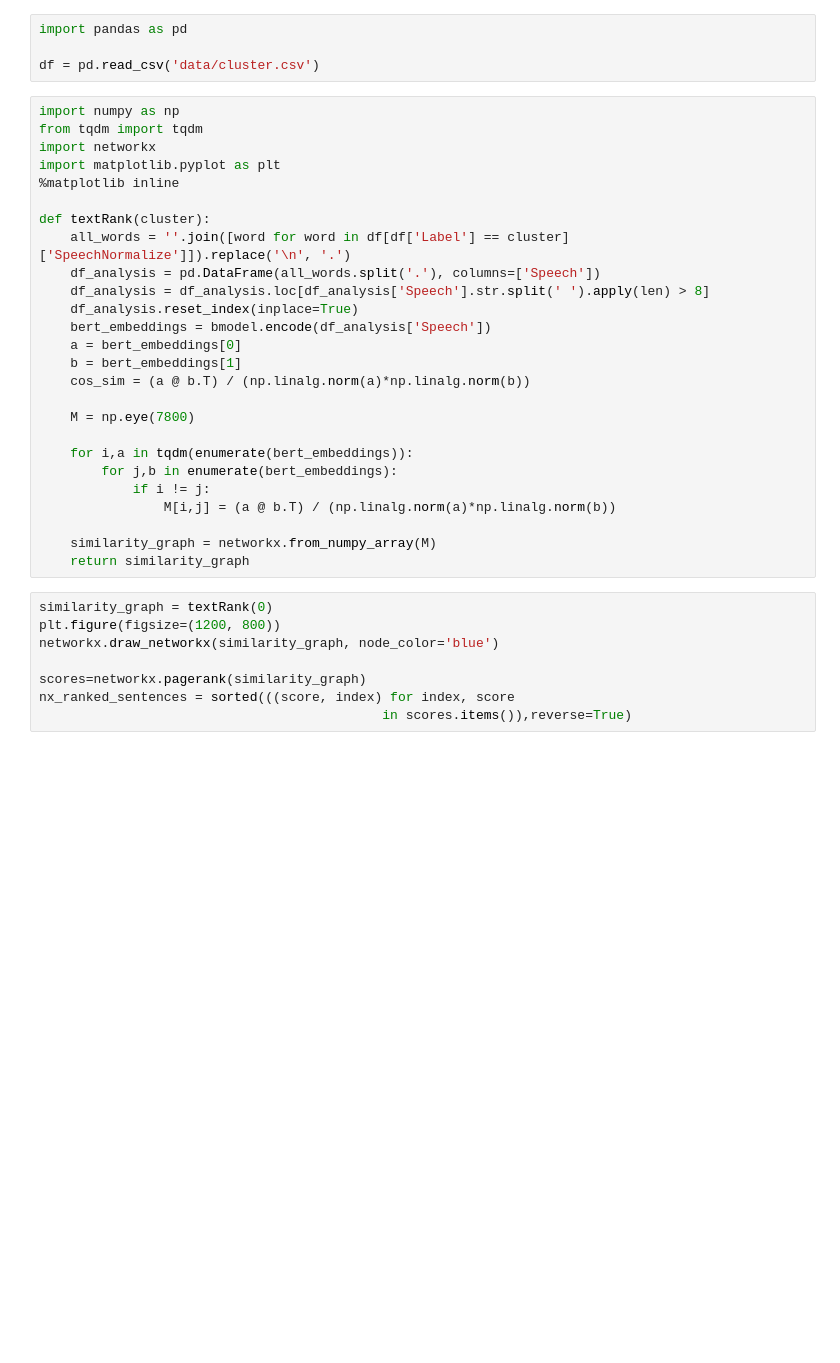
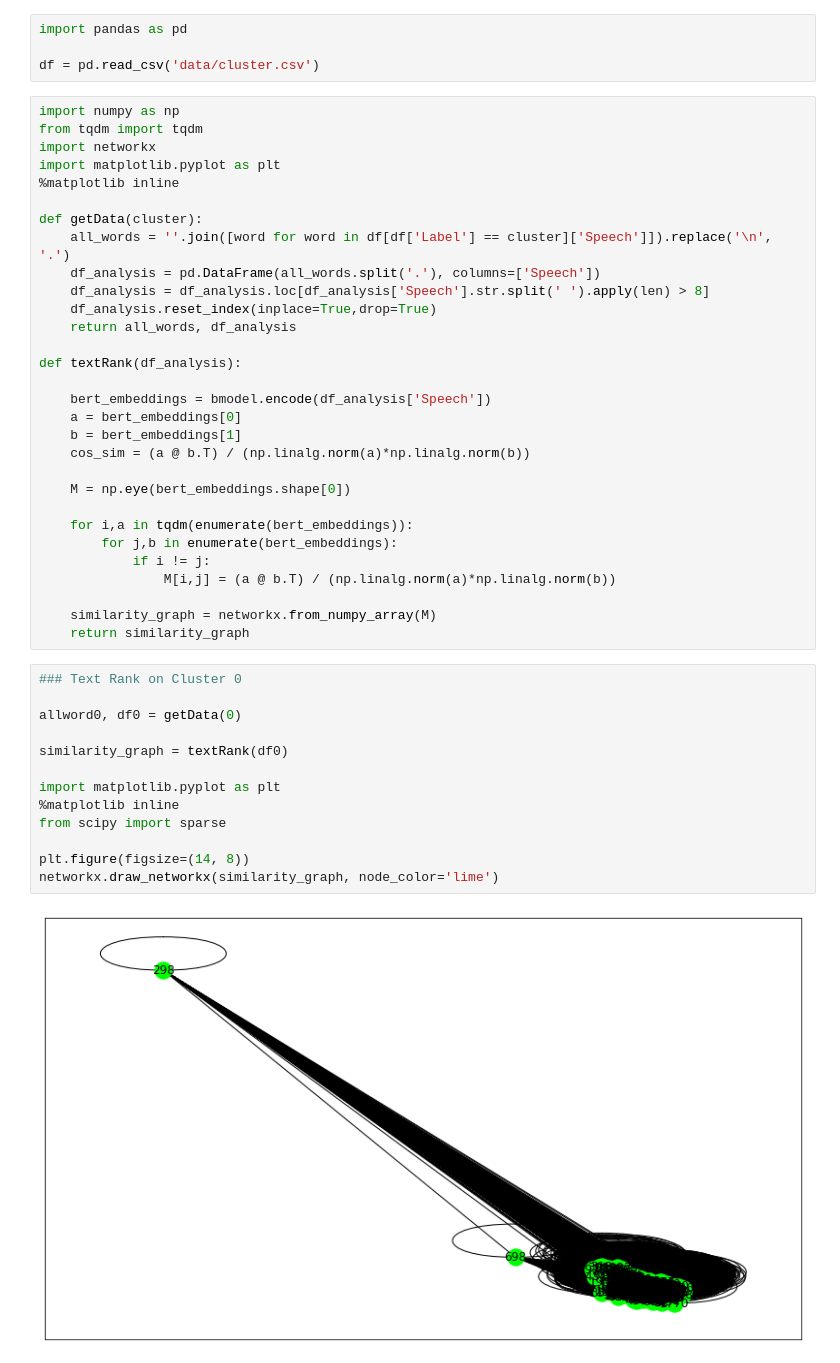
Before and after one commit to meghanshubhatt09/Trump-Speech-Analysis-INFO6105-, a Jupyter notebook: TextRank.ipynb, the cells around one changed output. Cells and saved outputs as stored; diff of their text form; blank space fills up the shorter version.

```diff
--- a/TextRank.ipynb
+++ b/TextRank.ipynb
@@ -16,17 +16,21 @@ import networkx
 import matplotlib.pyplot as plt
 %matplotlib inline
 
-def textRank(cluster):
-    all_words = ''.join([word for word in df[df['Label'] == cluster]['SpeechNormalize']]).replace('\n', '.')
+def getData(cluster):
+    all_words = ''.join([word for word in df[df['Label'] == cluster]['Speech']]).replace('\n', '.')
     df_analysis = pd.DataFrame(all_words.split('.'), columns=['Speech'])
     df_analysis = df_analysis.loc[df_analysis['Speech'].str.split(' ').apply(len) > 8]
-    df_analysis.reset_index(inplace=True)
+    df_analysis.reset_index(inplace=True,drop=True)
+    return all_words, df_analysis
+
+def textRank(df_analysis):
+
     bert_embeddings = bmodel.encode(df_analysis['Speech'])
     a = bert_embeddings[0]
     b = bert_embeddings[1]
     cos_sim = (a @ b.T) / (np.linalg.norm(a)*np.linalg.norm(b))
 
-    M = np.eye(7800)
+    M = np.eye(bert_embeddings.shape[0])
 
     for i,a in tqdm(enumerate(bert_embeddings)):
         for j,b in enumerate(bert_embeddings):
@@ -36,10 +40,17 @@ def textRank(cluster):
     similarity_graph = networkx.from_numpy_array(M)
     return similarity_graph
 # %%
-similarity_graph = textRank(0)
-plt.figure(figsize=(1200, 800))
-networkx.draw_networkx(similarity_graph, node_color='blue')
+### Text Rank on Cluster 0
 
-scores=networkx.pagerank(similarity_graph)
-nx_ranked_sentences = sorted(((score, index) for index, score
-                                            in scores.items()),reverse=True)
+allword0, df0 = getData(0)
+
+similarity_graph = textRank(df0)
+
+import matplotlib.pyplot as plt
+%matplotlib inline
+from scipy import sparse
+
+plt.figure(figsize=(14, 8))
+networkx.draw_networkx(similarity_graph, node_color='lime')
+# %% [output]
+[figure, added]
```
Also changed, not shown: parts of 5 cells of this notebook.
